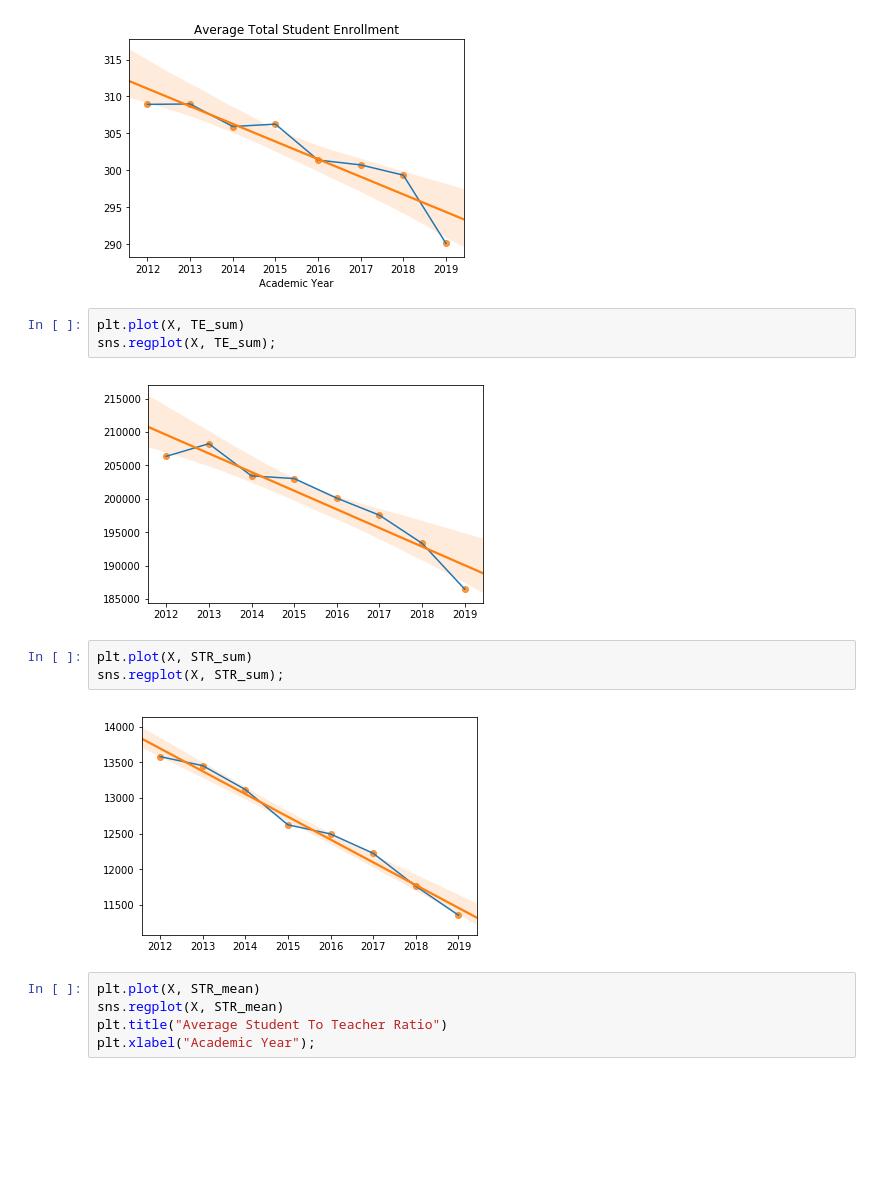
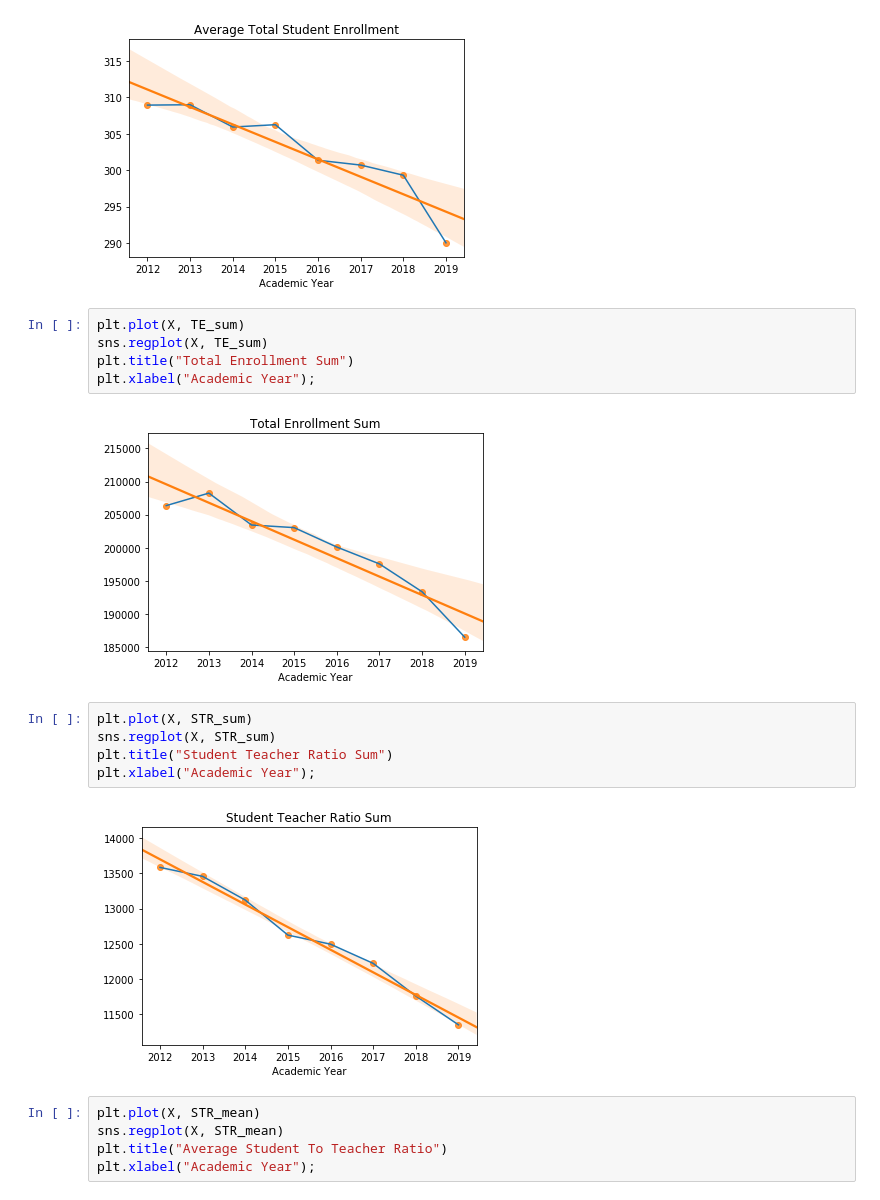
Before and after one commit to DDunne44/California-Catholic-School-Analysis, a Jupyter notebook: Cleaning graphing.ipynb, the cells around one changed output. Saved outputs shown, nothing was run; the diff lists cells and outputs as text; blank space fills up the shorter version.

```diff
--- a/Cleaning graphing.ipynb
+++ b/Cleaning graphing.ipynb
@@ -182,14 +182,18 @@ plt.xlabel("Academic Year");
 [figure]
 # %%
 plt.plot(X, TE_sum)
-sns.regplot(X, TE_sum);
+sns.regplot(X, TE_sum)
+plt.title("Total Enrollment Sum")
+plt.xlabel("Academic Year");
 # %% [output]
-[figure, old version]
+[figure, new version]
 # %%
 plt.plot(X, STR_sum)
-sns.regplot(X, STR_sum);
+sns.regplot(X, STR_sum)
+plt.title("Student Teacher Ratio Sum")
+plt.xlabel("Academic Year");
 # %% [output]
-[figure, old version]
+[figure, new version]
 # %%
 plt.plot(X, STR_mean)
 sns.regplot(X, STR_mean)
```
Also changed, not shown: parts of 2 cells of this notebook.
